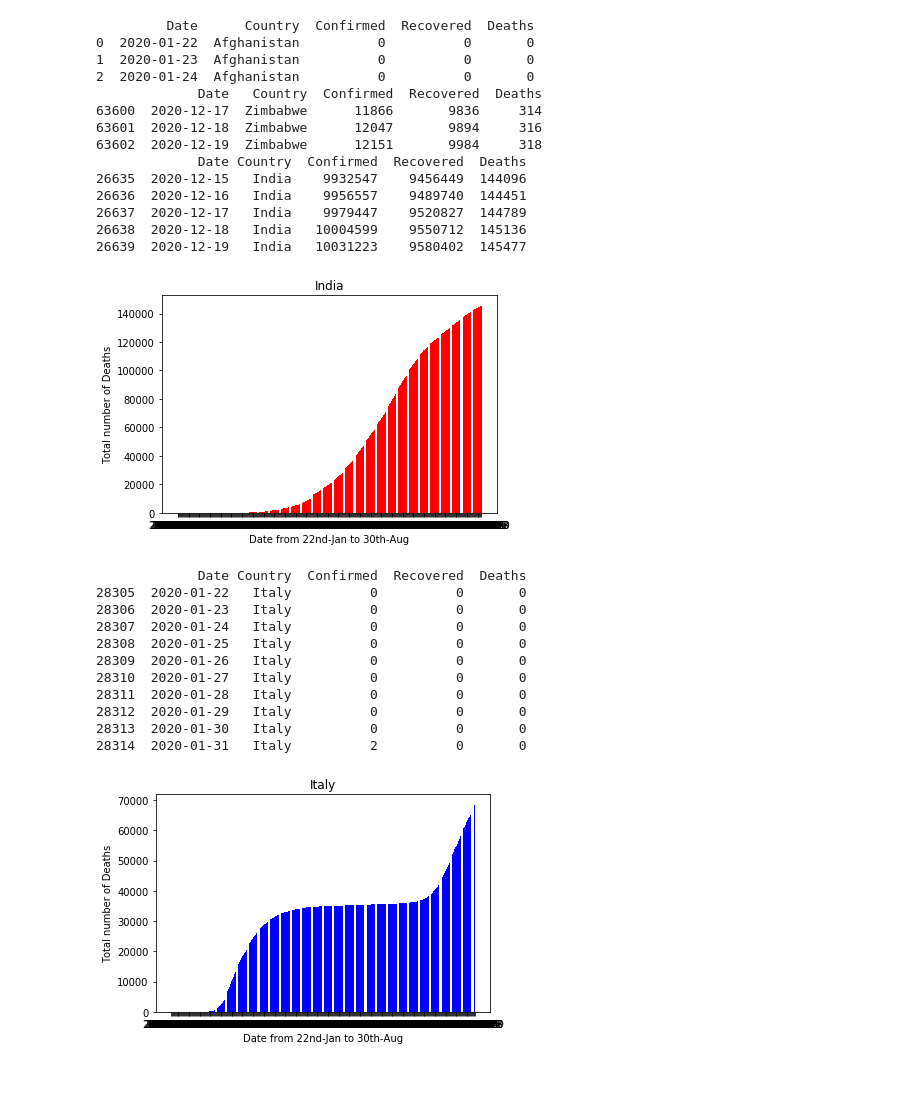
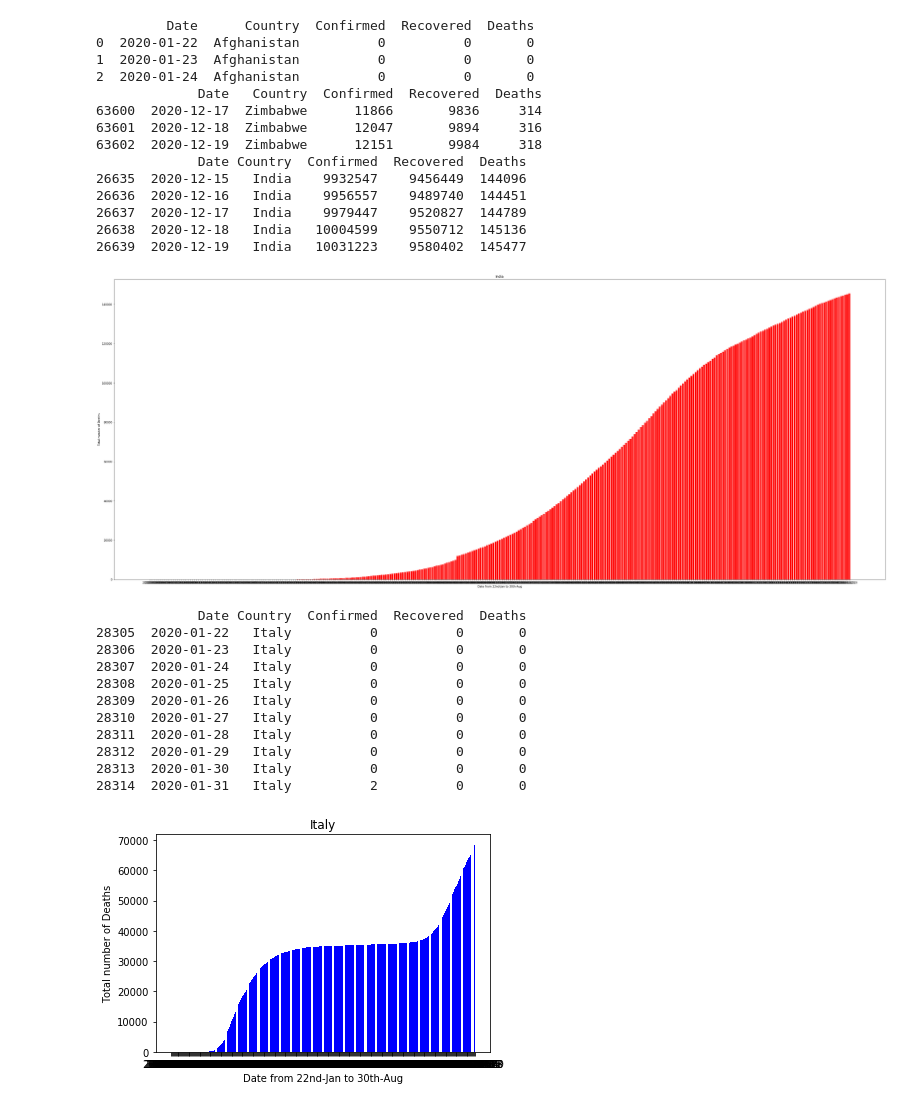
Before and after one commit to dolpazinho/Data-science-project, a Jupyter notebook: Covid-19 Data Science Project.ipynb, the cells around one changed output. Cells and saved outputs as stored; diff of their text form; code cells hidden in the pictures; blank space fills up the shorter version.

```diff
--- a/Covid-19 Data Science Project.ipynb
+++ b/Covid-19 Data Science Project.ipynb
@@ -17,6 +17,7 @@ print(df.tail(3))  # Get last 3 entries in the dataframe
 df_india = df[df['Country'] == 'India']
 print(df_india.tail(5))
 #plt.bar('Date', 'Confirmed', color = 'red', data=df_india )
+fig, ax = plt.subplots(figsize=(40, 20))
 plt.bar('Date', 'Deaths', color = 'red', data=df_india ) #You can also create line plot
 plt.xlabel("Date from 22nd-Jan to 30th-Aug")
 plt.ylabel("Total number of Deaths")
@@ -120,34 +121,34 @@ def plot_bar(some_date):
 
 
 
 my_anim = animation.FuncAnimation(fig = fig, func = plot_bar,
                     frames= list_dates, blit=True,
                     interval=20)
 
 
 # In[88]:
 
 
 plt.show()
 
 
 # In[ ]:
 # %% [output]
          Date      Country  Confirmed  Recovered  Deaths
 0  2020-01-22  Afghanistan          0          0       0
 1  2020-01-23  Afghanistan          0          0       0
 2  2020-01-24  Afghanistan          0          0       0
              Date   Country  Confirmed  Recovered  Deaths
 63600  2020-12-17  Zimbabwe      11866       9836     314
 63601  2020-12-18  Zimbabwe      12047       9894     316
 63602  2020-12-19  Zimbabwe      12151       9984     318
              Date Country  Confirmed  Recovered  Deaths
 26635  2020-12-15   India    9932547    9456449  144096
 26636  2020-12-16   India    9956557    9489740  144451
 26637  2020-12-17   India    9979447    9520827  144789
 26638  2020-12-18   India   10004599    9550712  145136
 26639  2020-12-19   India   10031223    9580402  145477
-[figure, old version]
+[figure, new version]
              Date Country  Confirmed  Recovered  Deaths
 28305  2020-01-22   Italy          0          0       0
 28306  2020-01-23   Italy          0          0       0
```
Also changed, not shown: 1 other file.
